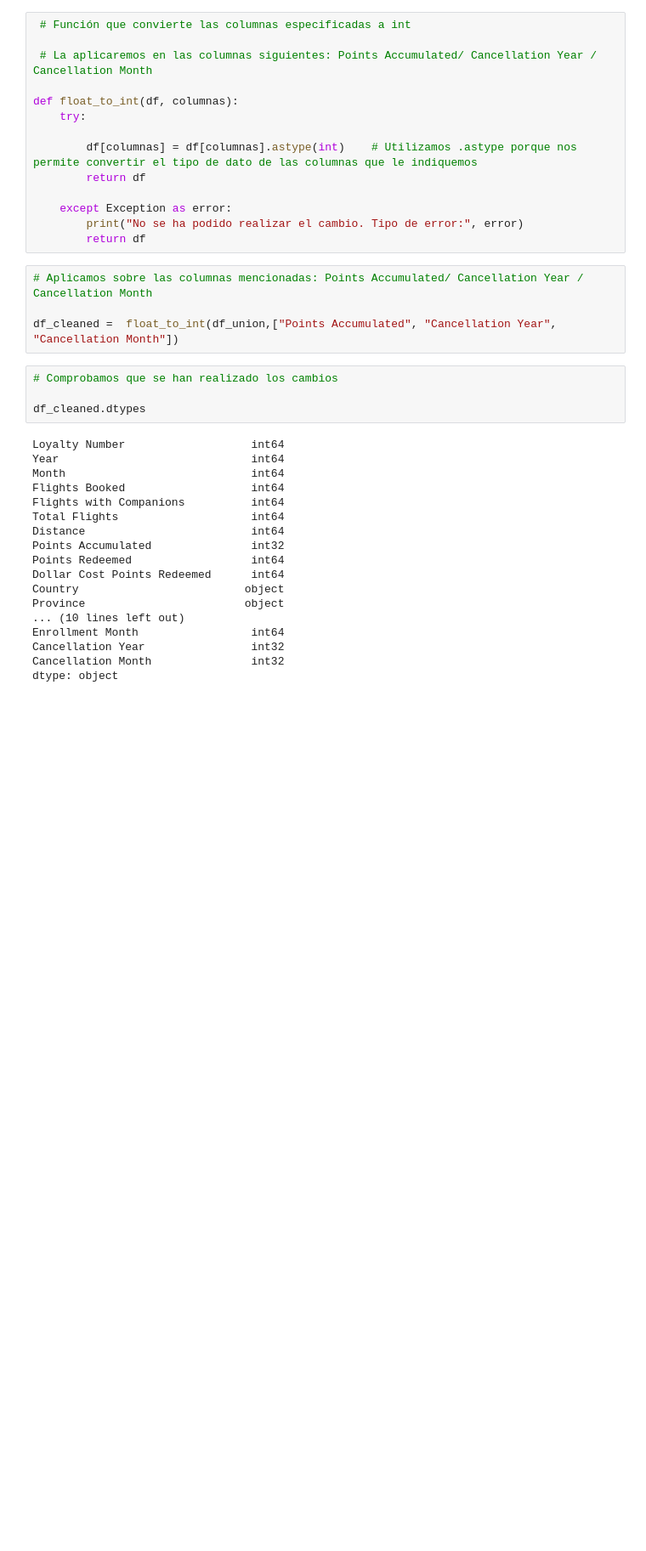
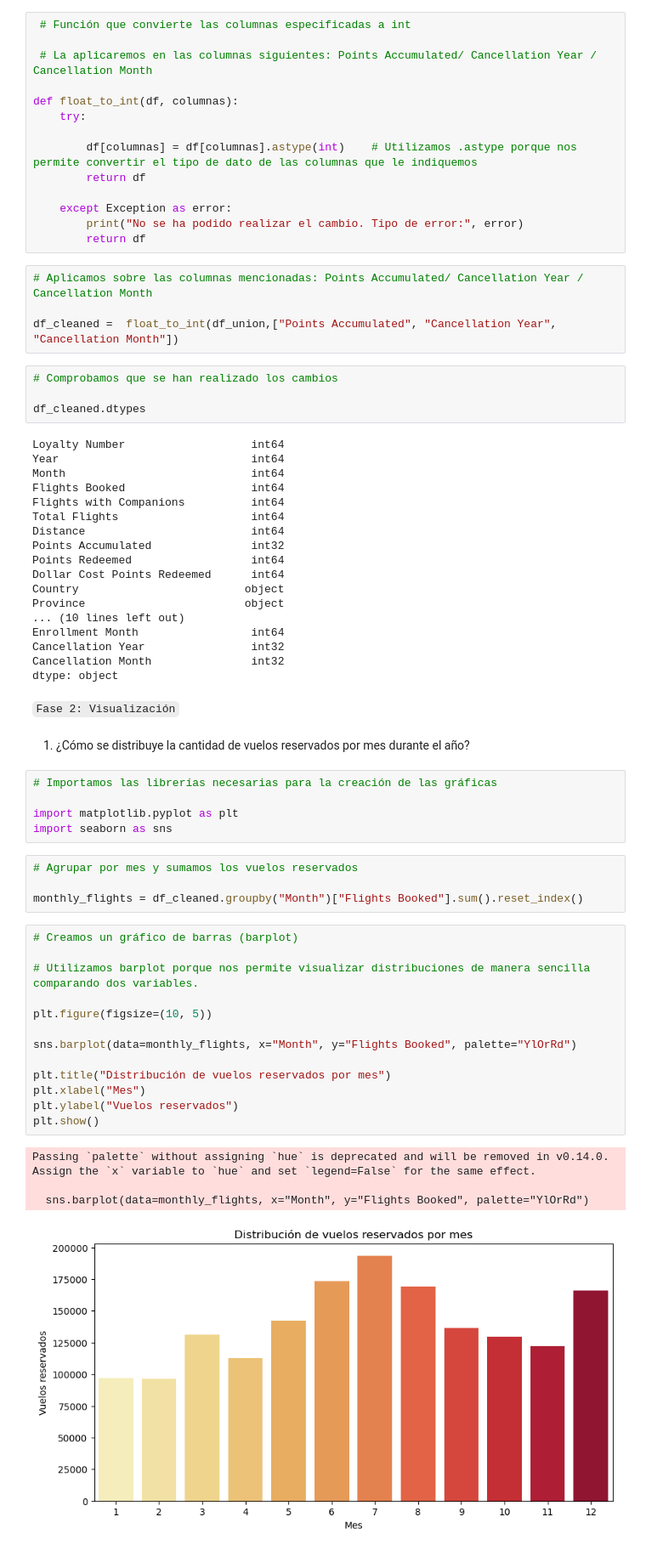
Before and after one commit to Adalab/bda-modulo-3-evaluacion-final-Mgg-maria, a Jupyter notebook: evaluacion.ipynb, the cells around one changed output. Shown: that part at 85% size. Cells and saved outputs as stored; diff of their text form; blank space fills up the shorter version.

Commit message:
gráficas

```diff
--- a/evaluacion.ipynb
+++ b/evaluacion.ipynb
@@ -588,3 +590,34 @@ Enrollment Month                 int64
 Cancellation Year                int32
 Cancellation Month               int32
 dtype: object
+# %% [markdown]
+``Fase 2: Visualización``
+# %% [markdown]
+1. ¿Cómo se distribuye la cantidad de vuelos reservados por mes durante el año?
+# %%
+# Importamos las librerías necesarias para la creación de las gráficas
+
+import matplotlib.pyplot as plt
+import seaborn as sns
+# %%
+# Agrupar por mes y sumamos los vuelos reservados
+
+monthly_flights = df_cleaned.groupby("Month")["Flights Booked"].sum().reset_index()
+# %%
+# Creamos un gráfico de barras (barplot)
+
+# Utilizamos barplot porque nos permite visualizar distribuciones de manera sencilla comparando dos variables.
+
+plt.figure(figsize=(10, 5))
+
+sns.barplot(data=monthly_flights, x="Month", y="Flights Booked", palette="YlOrRd")
+
+plt.title("Distribución de vuelos reservados por mes")
+plt.xlabel("Mes")
+plt.ylabel("Vuelos reservados")
+plt.show()
+# %% [output]
+Passing `palette` without assigning `hue` is deprecated and will be removed in v0.14.0. Assign the `x` variable to `hue` and set `legend=False` for the same effect.
+
+  sns.barplot(data=monthly_flights, x="Month", y="Flights Booked", palette="YlOrRd")
+[figure, added]
```
Also changed, not shown: parts of 16 cells of this notebook, 1 other file.
